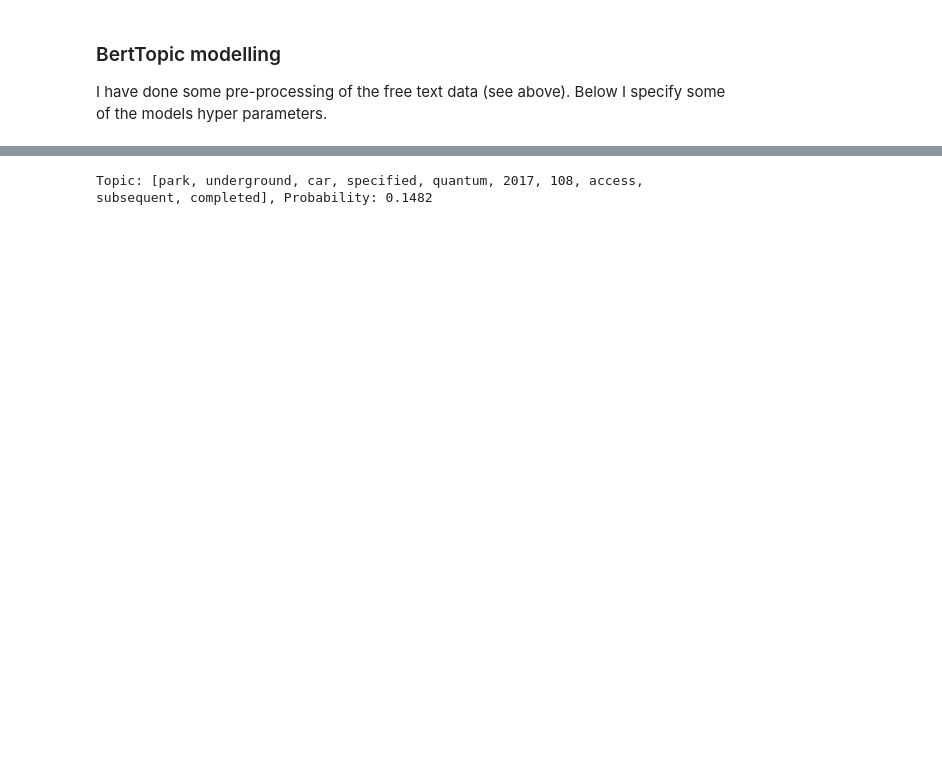
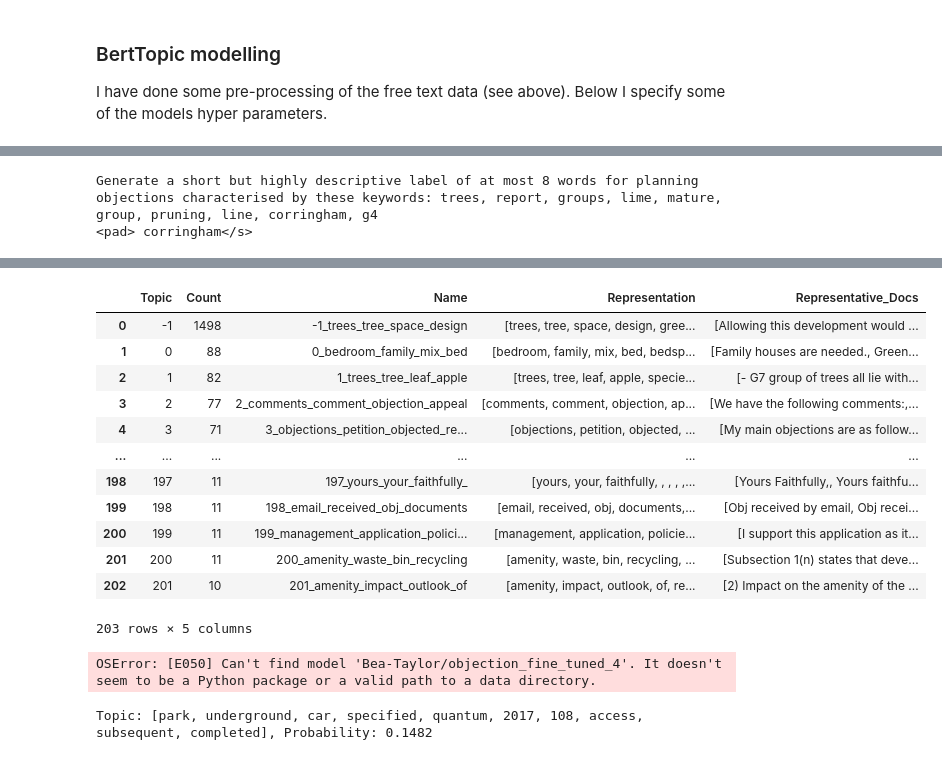
Before and after one commit to Bea-Taylor/nimby_nlp, a Jupyter notebook: nbs/1_0_7_topic_modelling_end_to_end.ipynb, the cells around one changed output, grey strips where cells are left out. Saved outputs shown, nothing was run; the diff lists cells and outputs as text; code cells hidden in the pictures; blank space fills up the shorter version.

```diff
--- a/nbs/1_0_7_topic_modelling_end_to_end.ipynb
+++ b/nbs/1_0_7_topic_modelling_end_to_end.ipynb
@@ -172,0 +308,9 @@ def get_topic_words(topic_model, topic_id):
+# %%
+print(input_text)
+input_ids = tokenizer(input_text, return_tensors="pt").input_ids
+
+outputs = model.generate(input_ids)
+print(tokenizer.decode(outputs[0]))
+# %% [output]
+Generate a short but highly descriptive label of at most 8 words for planning objections characterised by these keywords: trees, report, groups, lime, mature, group, pruning, line, corringham, g4
+<pad> corringham</s>
@@ -172,0 +330,17 @@ def get_topic_words(topic_model, topic_id):
+# %%
+representation_model = KeyBERTInspired()
+
+# define the topic model with parameters
+topic_model = BERTopic(embedding_model=sentence_model,
+                       hdbscan_model=hdbscan_model,
+                       umap_model=umap_model,
+                       representation_model=representation_model,
+                       verbose=True,
+                       calculate_probabilities=True)
+
+# fit the model to the cleaned text
+topics, probs = topic_model.fit_transform(cleaned_text, embeddings)
+
+# Display the topics found
+topic_model.get_topic_info()
+# %% [output]
@@ -173,3 +353,34 @@ def get_topic_words(topic_model, topic_id):
+|  | Topic | Count | Name | Representation | Representative_Docs |
+| 0 | -1 | 1498 | -1_trees_tree_space_design | [trees, tree, space, design, gree... | [Allowing this development would ... |
+| 1 | 0 | 88 | 0_bedroom_family_mix_bed | [bedroom, family, mix, bed, bedsp... | [Family houses are needed., Green... |
+| 2 | 1 | 82 | 1_trees_tree_leaf_apple | [trees, tree, leaf, apple, specie... | [- G7 group of trees all lie with... |
+| 3 | 2 | 77 | 2_comments_comment_objection_appeal | [comments, comment, objection, ap... | [We have the following comments:,... |
+| 4 | 3 | 71 | 3_objections_petition_objected_re... | [objections, petition, objected, ... | [My main objections are as follow... |
+| ... | ... | ... | ... | ... | ... |
+| 198 | 197 | 11 | 197_yours_your_faithfully_ | [yours, your, faithfully, , , , ,... | [Yours Faithfully,, Yours faithfu... |
+| 199 | 198 | 11 | 198_email_received_obj_documents | [email, received, obj, documents,... | [Obj received by email, Obj recei... |
+| 200 | 199 | 11 | 199_management_application_polici... | [management, application, policie... | [I support this application as it... |
+| 201 | 200 | 11 | 200_amenity_waste_bin_recycling | [amenity, waste, bin, recycling, ... | [Subsection 1(n) states that deve... |
+| 202 | 201 | 10 | 201_amenity_impact_outlook_of | [amenity, impact, outlook, of, re... | [2) Impact on the amenity of the ... |
+203 rows × 5 columns
+# %%
+representation_model = PartOfSpeech("Bea-Taylor/objection_fine_tuned_4")
+
+# define the topic model with parameters
+topic_model = BERTopic(embedding_model=sentence_model,
+                       hdbscan_model=hdbscan_model,
+                       umap_model=umap_model,
+                       representation_model=representation_model,
+                       verbose=True,
+                       calculate_probabilities=True)
+
+# fit the model to the cleaned text
+topics, probs = topic_model.fit_transform(cleaned_text, embeddings)
+
+# Display the topics found
+topic_model.get_topic_info()
+# %% [output]
+OSError: [E050] Can't find model 'Bea-Taylor/objection_fine_tuned_4'. It doesn't seem to be a Python package or a valid path to a data directory.
 # %%
 # identify the topics with a probability greater than 0.02
 # index where probs[0]>0.02
```
Also changed, not shown: parts of 21 cells of this notebook, 9 other files.
